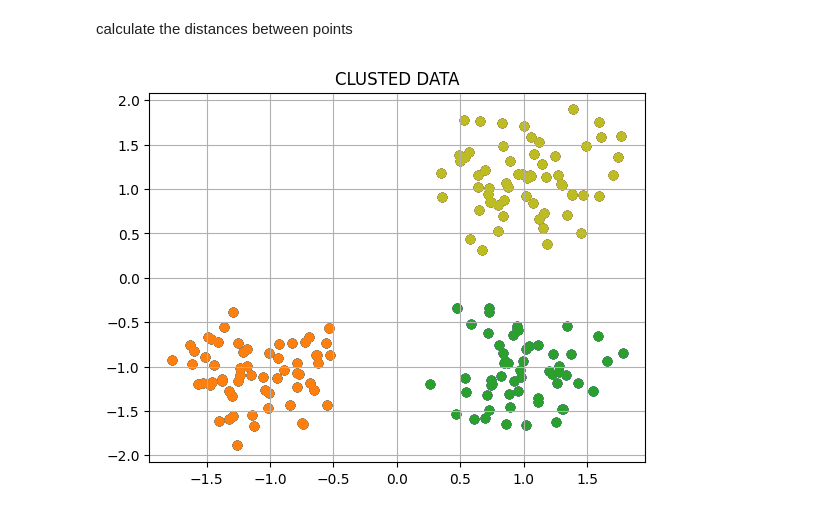
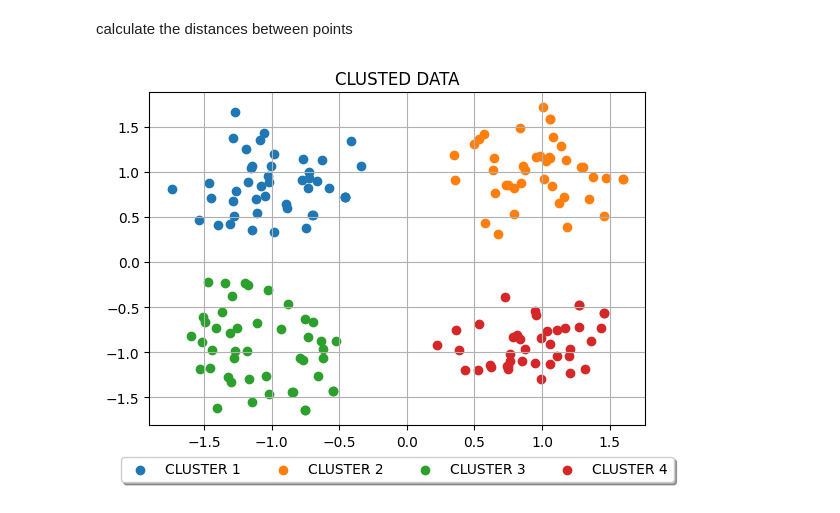
Before and after one commit to AndresDFlores/clustering_algorithms, a Jupyter notebook: density_based_clustering.ipynb, the cells around one changed output. Saved outputs shown, nothing was run; the diff lists cells and outputs as text; code cells hidden in the pictures.

Commit message:
continued developing density-based clustering algorithm

```diff
--- a/density_based_clustering.ipynb
+++ b/density_based_clustering.ipynb
@@ -6,7 +6,7 @@ from operator import itemgetter
 import numpy as np
 import matplotlib.pyplot as plt
 # %%
-centers = [[1, 1], [-1, -1], [1, -1]]
+centers = [[1, 1], [-1, -1], [1, -1], [-1, 1]]
 X, _ = make_blobs(
     n_samples=200, centers=centers, cluster_std=0.4, random_state=0
 )
@@ -252,18 +279,33 @@ for key, val in clusters.items():
 # %%
 #  get unique clusters
 clusters_list=[]
-for key, val in clusters.items():
-    if val not in clusters_list:
-        clusters_list.append(val)
+for cluster_idx, cluster_points in clusters.items():
+
+    cluster_points.sort()  # sort for accurate comparison below
+    if cluster_points not in clusters_list:
+        clusters_list.append(cluster_points)
 # %%
 fig5, ax5 = plt.subplots()
+
 for cluster_idx, cluster in enumerate(clusters_list):
 
     point_coordinates = [data_coords[cluster_point] for cluster_point in cluster]
-    ax5.scatter(list(map(itemgetter(0), point_coordinates)), list(map(itemgetter(-1), point_coordinates)))
+    ax5.scatter(list(map(itemgetter(0), point_coordinates)), list(map(itemgetter(-1), point_coordinates)), label=f'CLUSTER {cluster_idx+1}')
 
 ax5.set_title('CLUSTED DATA')
-plt.grid(True)
+ax5.grid(True)
+
+
+#  legend box
+box = ax5.get_position()
+ax5.set_position([box.x0, box.y0 + box.height * 0.1,
+                 box.width, box.height * 0.9])
+
+# Put a legend below current axis
+ax5.legend(loc='upper center', bbox_to_anchor=(0.5, -0.075),
+          fancybox=True, shadow=True, ncol=5)
+
+
 plt.show()
 # %% [output]
-[figure, old version]
+[figure, new version]
```
Also changed, not shown: parts of 5 cells of this notebook.
